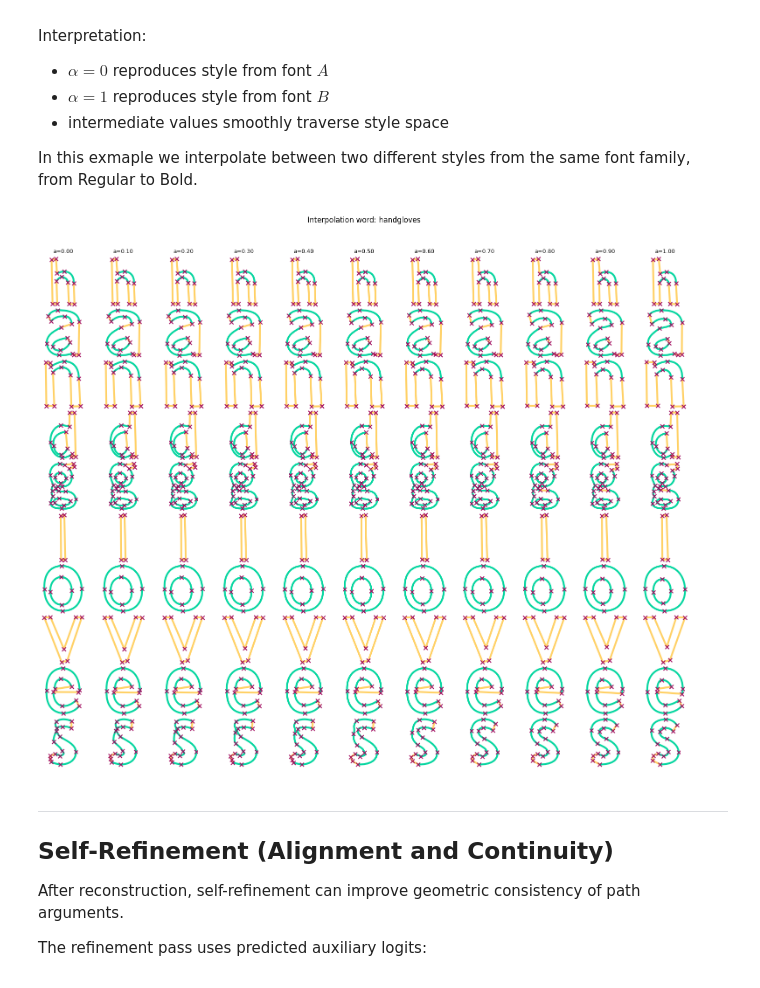
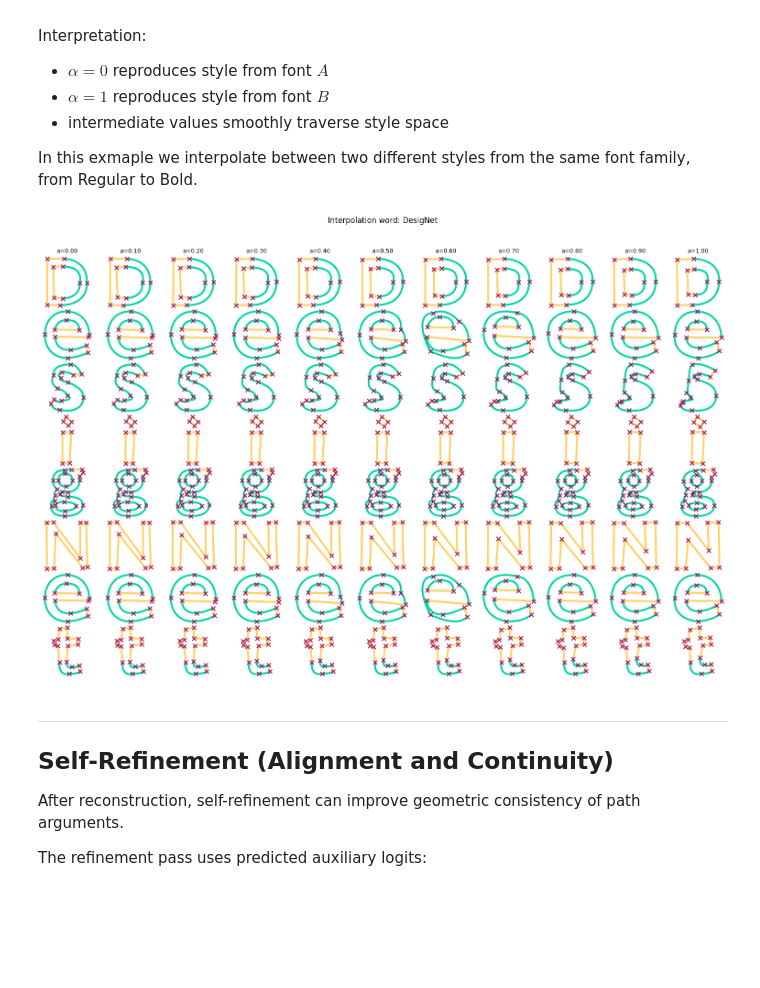
Before and after one commit to TomasGuija/DesigNet, a Jupyter notebook: demo_designet_inference.ipynb, the cells around one changed output. Drawn from its saved outputs; the diff is of its cells as text; code cells hidden in the pictures; blank space fills up the shorter version.

```diff
--- a/demo_designet_inference.ipynb
+++ b/demo_designet_inference.ipynb
@@ -118,8 +118,6 @@ loader_cfg = FontLoaderConfig(
     max_seq_len=cfg["max_seq_len"],
     encoding_letters=encoding_letters,
     decoding_letters=decoding_letters,
-    normalize=True,
-    center=True,
     compute_continuity=False,
     compute_line_alignment=False,
 )
@@ -236,7 +234,7 @@ sample_b = loader_b.get()
 
 glyph_names = sample_a.get("glyph_names") or []
 
-word = "handgloves"
+word = "DesigNet"
 
 alphas = [0.0, 0.1, 0.2, 0.3, 0.4, 0.5, 0.6, 0.7, 0.8, 0.9, 1.0]
 interp = interpolate_two_fonts_linear(
@@ -251,34 +249,34 @@ interp = interpolate_two_fonts_linear(
 name_to_idx = {g: i for i, g in enumerate(glyph_names)}
 indices = [name_to_idx[ch] for ch in word]
 
 n_rows = len(indices)
 n_cols = len(alphas)
 fig, axs = plt.subplots(
     n_rows,
     n_cols,
     figsize=(1.4 * n_cols, 1.3 * n_rows),
     squeeze=False,
 )
 
 for r, idx in enumerate(indices):
     for c, (a, rec) in enumerate(zip(alphas, interp["interpolations"])):
         svg = svg_from_cmd_args(
             rec["commands"][0, idx],
             rec["args"][0, idx],
         )
         ax = axs[r][c]
         svg.draw_matplotlib(ax, show_handles=False)
         ax.axis("off")
         if r == 0:
             ax.set_title(f"a={a:.2f}", fontsize=9)
     axs[r][0].set_ylabel(word[r], rotation=0, labelpad=10, va="center", fontsize=9)
 
 fig.suptitle(f"Interpolation word: {word}")
 fig.tight_layout(rect=[0.0, 0.0, 1.0, 0.96])
 fig.subplots_adjust(wspace=0.03, hspace=0.03)
 plt.show()
 # %% [output]
-[figure, old version]
+[figure, new version]
 # %% [markdown]
 ---
 ## Self-Refinement (Alignment and Continuity)
```
Also changed, not shown: parts of 5 cells of this notebook, 1 other file.
